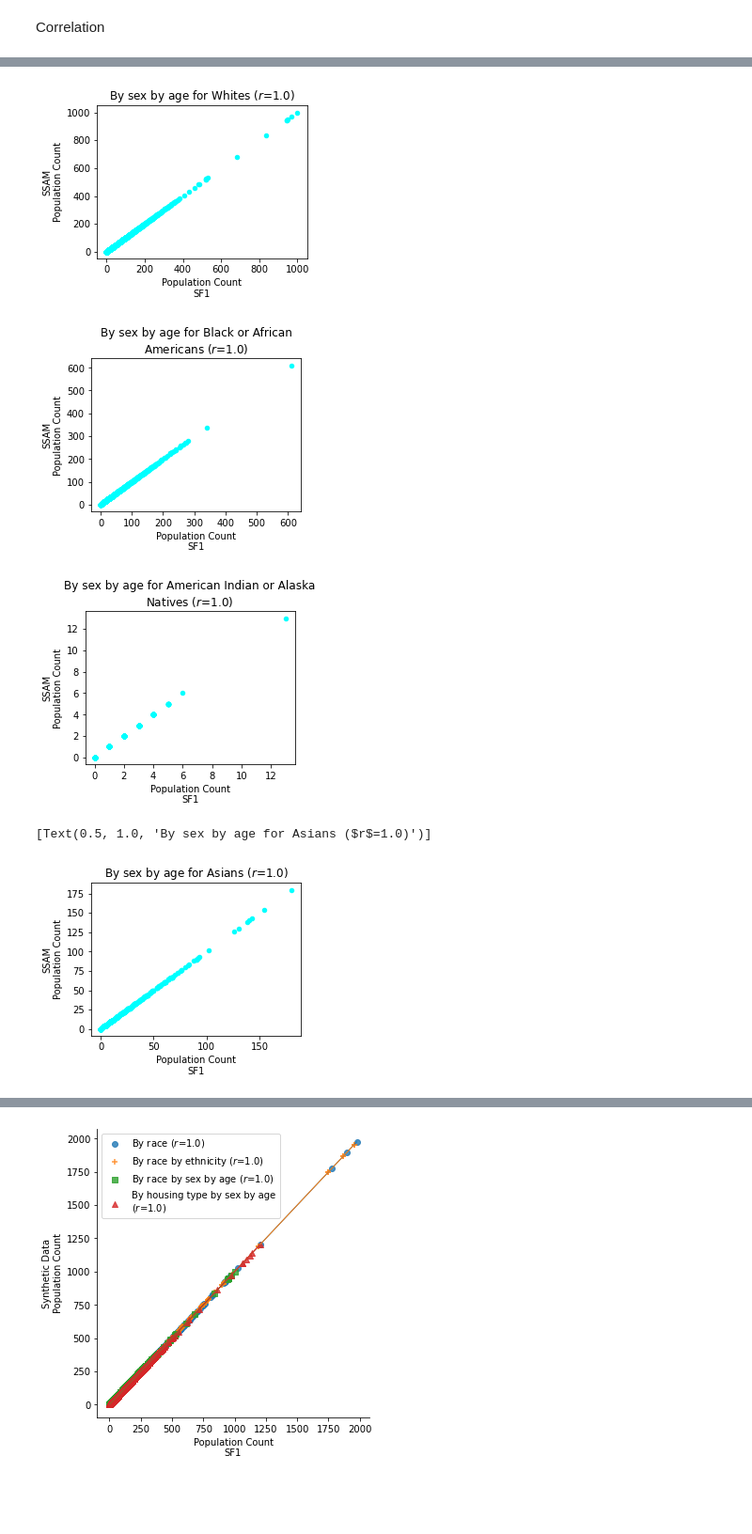
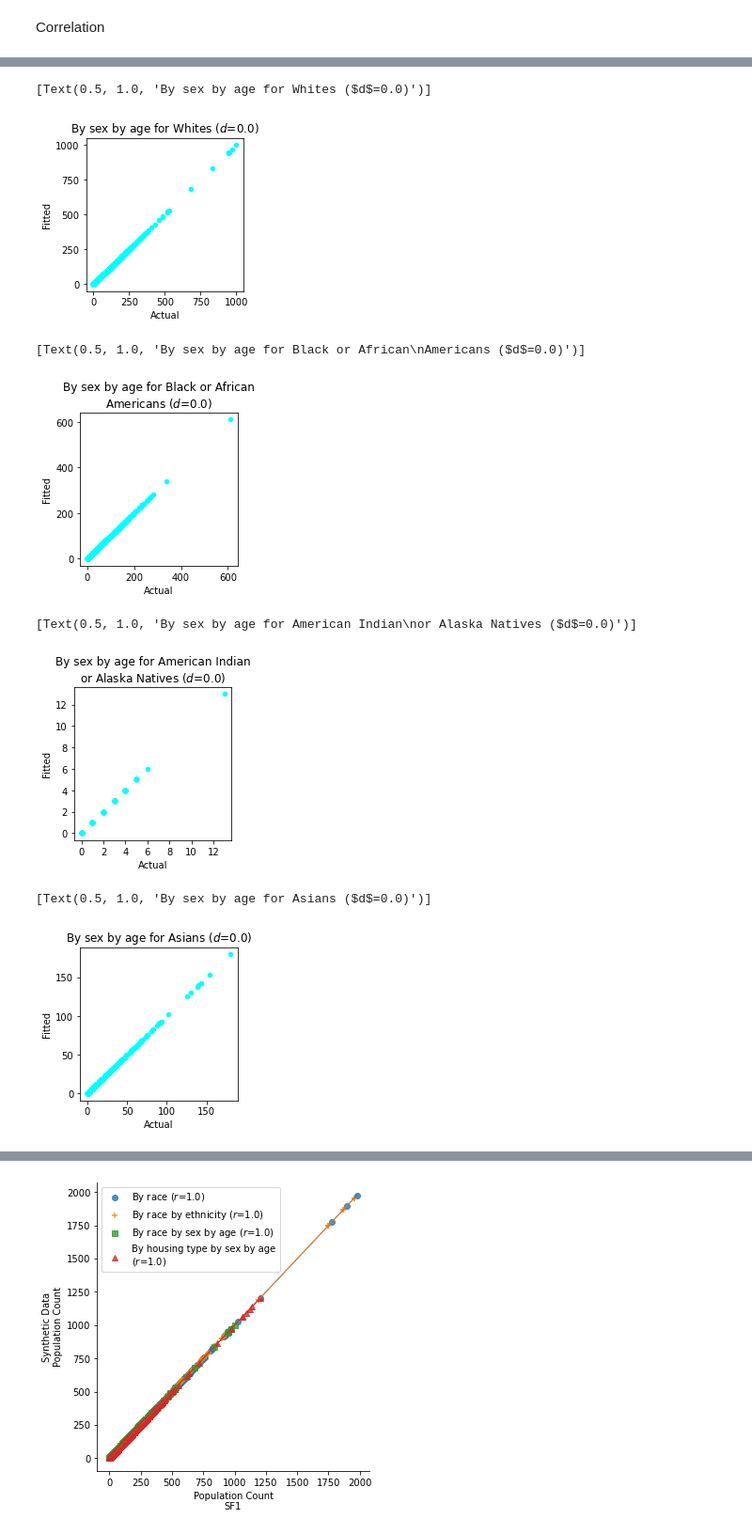
Before and after one commit to linyuehzzz/synthetic-populations, a Jupyter notebook: franklin_microdata.ipynb, the cells around one changed output, grey strips where cells are left out. Shown at 94% size. Cells and saved outputs as stored; diff of their text form; code cells hidden in the pictures; blank space fills up the shorter version.

```diff
--- a/franklin_microdata.ipynb
+++ b/franklin_microdata.ipynb
@@ -588,11 +588,14 @@ p12E_df = all_df[all_df["TAB"] == "P012E"]
 p12F_df = all_df[all_df["TAB"] == "P012F"]
 p12G_df = all_df[all_df["TAB"] == "P012G"]
 # %%
+import matplotlib.pyplot as plt
+plt.rcParams["figure.figsize"] = (3,3)
+
 # P5
-c = p5_df["FIT"].corr(p5_df["SF1"])
+c = np.linalg.norm(p5_df["SF1"]-p5_df["FIT"]) ** 2
 ax = p5_df.plot.scatter(x="SF1", y="FIT",c='cyan')
-ax.set_xlabel("Population Count\nSF1")
-ax.set_ylabel("SSAM\nPopulation Count")
-ax.set(title="By ethnicity by race ($r$=" + str(c) + ")")
+ax.set_xlabel("Actual")
+ax.set_ylabel("Fitted")
+ax.set(title="By ethnicity by race ($d$=" + str(c) + ")")
 # ax.get_figure().savefig('figs/sf1-franklin-p5.svg')
 # %% [output]
@@ -627,42 +636,48 @@ ax.set(title="By sex by age by group quarters type ($r$=" + str(c) + ")")
 # %%
 # P12A
-c = p12A_df["FIT"].corr(p12A_df["SF1"])
+c = np.linalg.norm(p12A_df["SF1"]-p12A_df["FIT"]) ** 2
 ax = p12A_df.plot.scatter(x="SF1", y="FIT",c='cyan')
-ax.set_xlabel("Population Count\nSF1")
-ax.set_ylabel("SSAM\nPopulation Count")
-ax.set(title="By sex by age for Whites ($r$=" + str(c) + ")")
+ax.set_xlabel("Actual")
+ax.set_ylabel("Fitted")
+plt.yticks(np.arange(0, max(p12A_df["FIT"]), 250))
+ax.set(title="By sex by age for Whites ($d$=" + str(c) + ")")
 # %% [output]
+[Text(0.5, 1.0, 'By sex by age for Whites ($d$=0.0)')]
-[figure, old version]
+[figure, new version]
 # %%
 # P12B
-c = p12B_df["FIT"].corr(p12B_df["SF1"])
+c = np.linalg.norm(p12B_df["SF1"]-p12B_df["FIT"]) ** 2
 ax = p12B_df.plot.scatter(x="SF1", y="FIT",c='cyan')
-ax.set_xlabel("Population Count\nSF1")
-ax.set_ylabel("SSAM\nPopulation Count")
-ax.set(title="By sex by age for Black or African\nAmericans ($r$=" + str(c) + ")")
+ax.set_xlabel("Actual")
+ax.set_ylabel("Fitted")
+plt.yticks(np.arange(0, max(p12B_df["FIT"]), 200))
+ax.set(title="By sex by age for Black or African\nAmericans ($d$=" + str(c) + ")")
 # %% [output]
+[Text(0.5, 1.0, 'By sex by age for Black or African\nAmericans ($d$=0.0)')]
-[figure, old version]
+[figure, new version]
 # %%
 # P12C
 from matplotlib.ticker import MaxNLocator
 
-c = p12C_df["FIT"].corr(p12C_df["SF1"])
+c = np.linalg.norm(p12C_df["SF1"]-p12C_df["FIT"]) ** 2
 ax = p12C_df.plot.scatter(x="SF1", y="FIT",c='cyan')
 ax.xaxis.set_major_locator(MaxNLocator(integer=True))
-ax.set_xlabel("Population Count\nSF1")
-ax.set_ylabel("SSAM\nPopulation Count")
-ax.set(title="By sex by age for American Indian or Alaska\nNatives ($r$=" + str(c) + ")")
+ax.set_xlabel("Actual")
+ax.set_ylabel("Fitted")
+ax.set(title="By sex by age for American Indian\nor Alaska Natives ($d$=" + str(c) + ")")
 # %% [output]
+[Text(0.5, 1.0, 'By sex by age for American Indian\nor Alaska Natives ($d$=0.0)')]
-[figure, old version]
+[figure, new version]
 # %%
 # P12D
-c = p12D_df["FIT"].corr(p12D_df["SF1"])
+c = np.linalg.norm(p12D_df["SF1"]-p12D_df["FIT"]) ** 2
 ax = p12D_df.plot.scatter(x="SF1", y="FIT",c='cyan')
-ax.set_xlabel("Population Count\nSF1")
-ax.set_ylabel("SSAM\nPopulation Count")
-ax.set(title="By sex by age for Asians ($r$=" + str(c) + ")")
+ax.set_xlabel("Actual")
+ax.set_ylabel("Fitted")
+plt.yticks(np.arange(0, max(p12D_df["FIT"]), 50))
+ax.set(title="By sex by age for Asians ($d$=" + str(c) + ")")
 # %% [output]
-[Text(0.5, 1.0, 'By sex by age for Asians ($r$=1.0)')]
+[Text(0.5, 1.0, 'By sex by age for Asians ($d$=0.0)')]
-[figure, old version]
+[figure, new version]
 # %%
 # P12E
```
Also changed, not shown: parts of 17 cells of this notebook, 8 other files.
